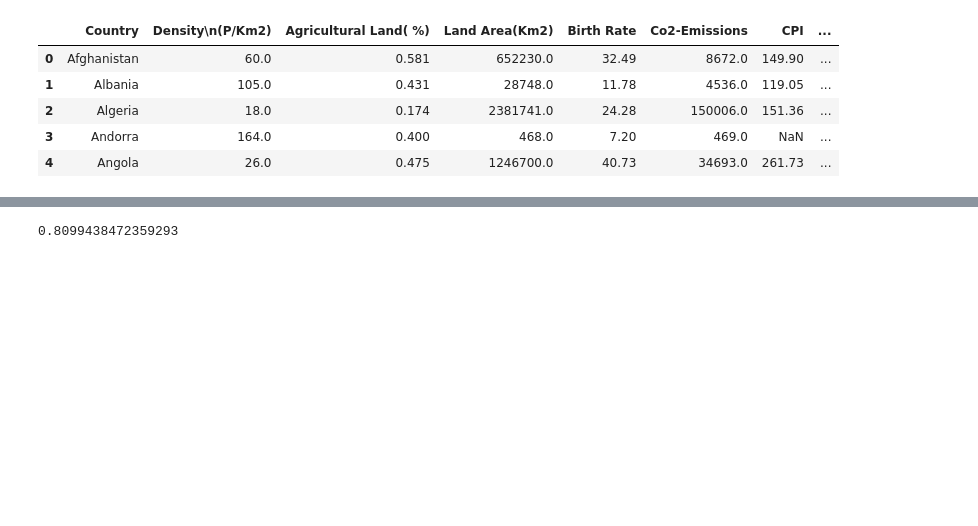
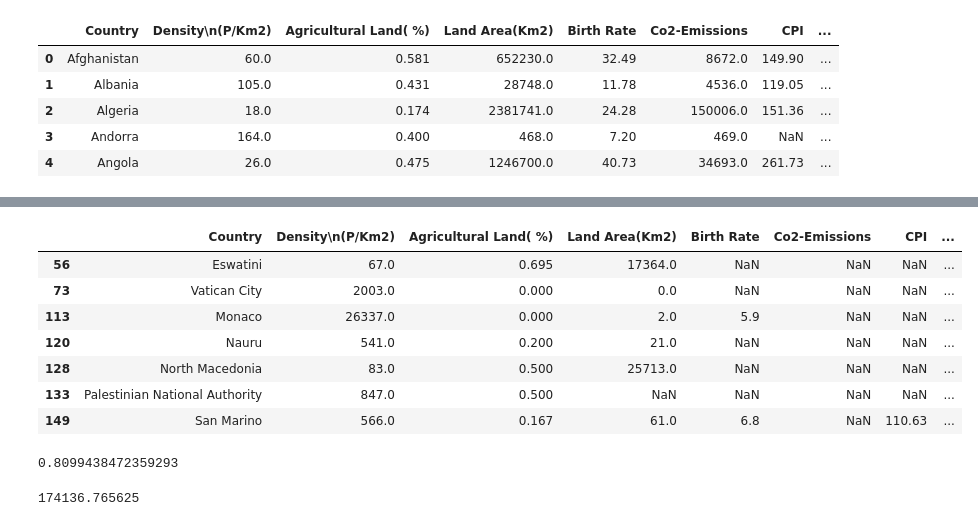
Before and after one commit to KacperWro/DataAnalysisCA, a Jupyter notebook: main.ipynb, the cells around one changed output, grey strips where cells are left out. Cells and saved outputs as stored; diff of their text form; code cells hidden in the pictures; blank space fills up the shorter version.

Commit message:
Replace missing values for C02 emissions

```diff
--- a/main.ipynb
+++ b/main.ipynb
@@ -135,3 +152,16 @@ world_data.loc[163, 'Agricultural Land( %)'] = 0.447
+# %%
+nan_rows = world_data[world_data['Co2-Emissions'].isnull()]
+with pd.option_context('display.max_rows', None, 'display.max_columns', None):
+    display(nan_rows)
+# %% [output]
+|  | Country | Density\n(P/Km2) | Agricultural Land( %) | Land Area(Km2) | Birth Rate | Co2-Emissions | CPI | ... |
+| 56 | Eswatini | 67.0 | 0.695 | 17364.0 | NaN | NaN | NaN | ... |
+| 73 | Vatican City | 2003.0 | 0.000 | 0.0 | NaN | NaN | NaN | ... |
+| 113 | Monaco | 26337.0 | 0.000 | 2.0 | 5.9 | NaN | NaN | ... |
+| 120 | Nauru | 541.0 | 0.200 | 21.0 | NaN | NaN | NaN | ... |
+| 128 | North Macedonia | 83.0 | 0.500 | 25713.0 | NaN | NaN | NaN | ... |
+| 133 | Palestinian National Authority | 847.0 | 0.500 | NaN | NaN | NaN | NaN | ... |
+| 149 | San Marino | 566.0 | 0.167 | 61.0 | 6.8 | NaN | 110.63 | ... |
 # %%
 # Check correlation between population and c02 emissions
 correlation_coefficient = world_data['Population'].corr(world_data['Co2-Emissions'])
@@ -144,10 +174,15 @@ correlation_coefficient
 # - Second source: https://www.worldometers.info/co2-emissions/co2-emissions-by-country/ measures emissions in kilotons but mostly
 # corroborates main source however it is a bit more outdated as data is from 2016 but there are only slight differences
 
-# world_data.loc[56, 'Co2-Emissions'] = 1148
-# world_data.loc[73, 'Co2-Emissions'] =  None
-# world_data.loc[113, 'Co2-Emissions'] = None
-# world_data.loc[120, 'Co2-Emissions'] = 41
-# world_data.loc[128, 'Co2-Emissions'] = 6797
-# world_data.loc[133, 'Co2-Emissions'] = None
-# world_data.loc[163, 'Co2-Emissions'] = 1743
+from sklearn.impute import KNNImputer
+imputer = KNNImputer()
+
+world_data.loc[56, 'Co2-Emissions'] = 1148
+world_data.loc[73, 'Co2-Emissions'] =  0 # no data found so set to 0
+world_data.loc[113, 'Co2-Emissions'] = 0 # no data found so set to 0
+world_data.loc[120, 'Co2-Emissions'] = 41
+world_data.loc[128, 'Co2-Emissions'] = 6797
+world_data.loc[133, 'Co2-Emissions'] = 0 # no data found so set to 0
+world_data.loc[163, 'Co2-Emissions'] = 1743
+# %% [output]
+174136.765625
```
Also changed, not shown: parts of 5 cells of this notebook.
